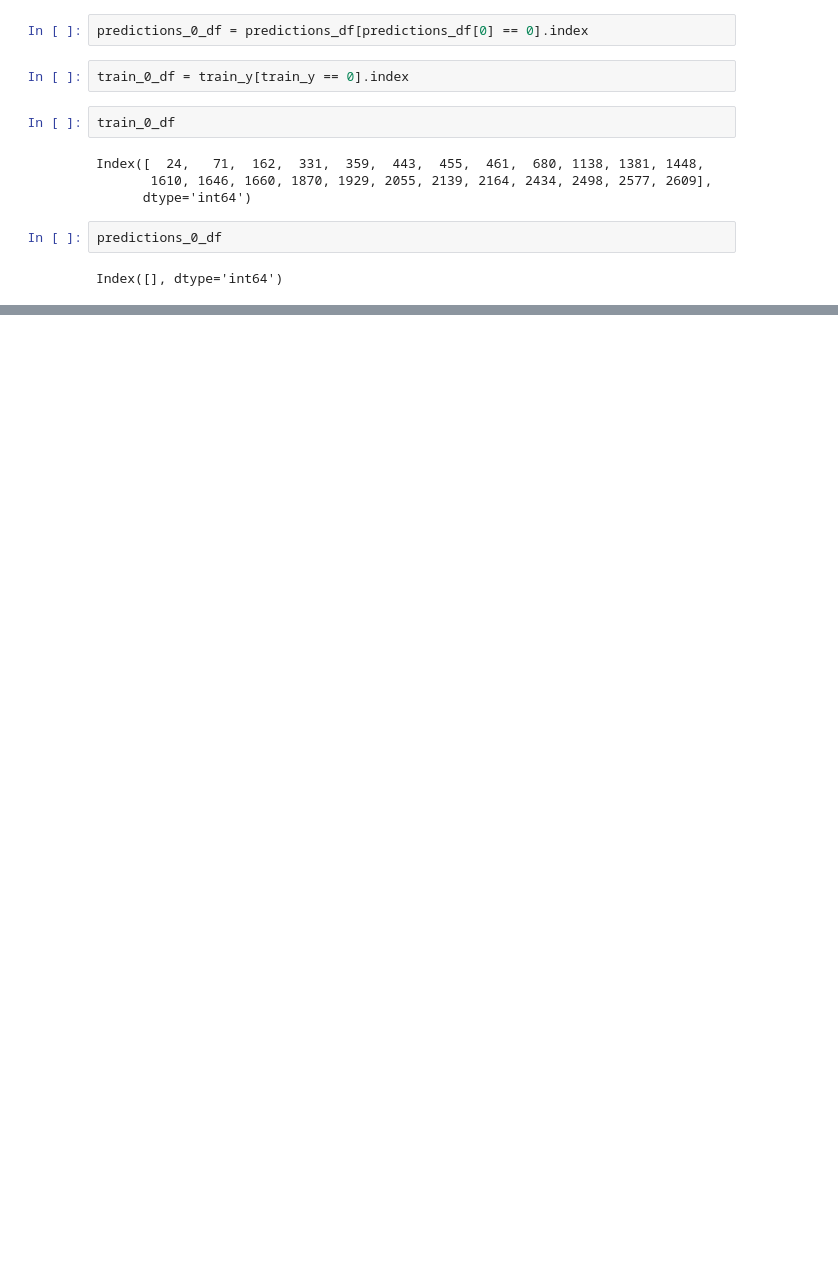
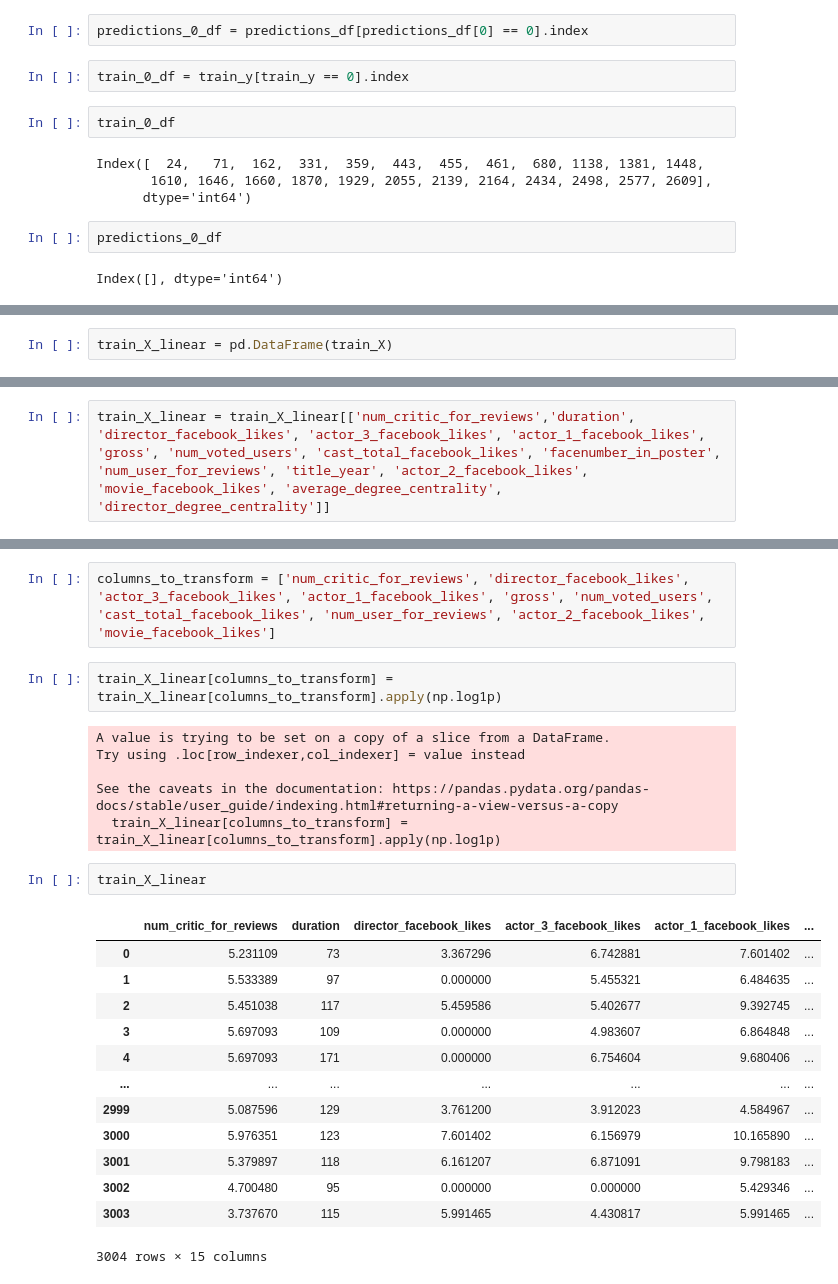
Before and after one commit to mlwelsch/ML_P2, a Jupyter notebook: project_data/project2_new_data.ipynb, the cells around one changed output, grey strips where cells are left out. Drawn from its saved outputs; the diff is of its cells as text; blank space fills up the shorter version.

```diff
--- a/project_data/project2_new_data.ipynb
+++ b/project_data/project2_new_data.ipynb
@@ -930,0 +969,2 @@ Index([], dtype='int64')
+# %%
+train_X_linear = pd.DataFrame(train_X)
@@ -930,0 +990,2 @@ Index([], dtype='int64')
+# %%
+train_X_linear = train_X_linear[['num_critic_for_reviews','duration', 'director_facebook_likes', 'actor_3_facebook_likes', 'actor_1_facebook_likes', 'gross', 'num_voted_users', 'cast_total_facebook_likes', 'facenumber_in_poster', 'num_user_for_reviews', 'title_year', 'actor_2_facebook_likes', 'movie_facebook_likes', 'average_degree_centrality', 'director_degree_centrality']]
@@ -930,0 +1001,26 @@ Index([], dtype='int64')
+# %%
+columns_to_transform = ['num_critic_for_reviews', 'director_facebook_likes', 'actor_3_facebook_likes', 'actor_1_facebook_likes', 'gross', 'num_voted_users', 'cast_total_facebook_likes', 'num_user_for_reviews', 'actor_2_facebook_likes', 'movie_facebook_likes']
+# %%
+train_X_linear[columns_to_transform] = train_X_linear[columns_to_transform].apply(np.log1p)
+# %% [output]
+A value is trying to be set on a copy of a slice from a DataFrame.
+Try using .loc[row_indexer,col_indexer] = value instead
+
+See the caveats in the documentation: https://pandas.pydata.org/pandas-docs/stable/user_guide/indexing.html#returning-a-view-versus-a-copy
+  train_X_linear[columns_to_transform] = train_X_linear[columns_to_transform].apply(np.log1p)
+# %%
+train_X_linear
+# %% [output]
+|  | num_critic_for_reviews | duration | director_facebook_likes | actor_3_facebook_likes | actor_1_facebook_likes | ... |
+| 0 | 5.231109 | 73 | 3.367296 | 6.742881 | 7.601402 | ... |
+| 1 | 5.533389 | 97 | 0.000000 | 5.455321 | 6.484635 | ... |
+| 2 | 5.451038 | 117 | 5.459586 | 5.402677 | 9.392745 | ... |
+| 3 | 5.697093 | 109 | 0.000000 | 4.983607 | 6.864848 | ... |
+| 4 | 5.697093 | 171 | 0.000000 | 6.754604 | 9.680406 | ... |
+| ... | ... | ... | ... | ... | ... | ... |
+| 2999 | 5.087596 | 129 | 3.761200 | 3.912023 | 4.584967 | ... |
+| 3000 | 5.976351 | 123 | 7.601402 | 6.156979 | 10.165890 | ... |
+| 3001 | 5.379897 | 118 | 6.161207 | 6.871091 | 9.798183 | ... |
+| 3002 | 4.700480 | 95 | 0.000000 | 0.000000 | 5.429346 | ... |
+| 3003 | 3.737670 | 115 | 5.991465 | 4.430817 | 5.991465 | ... |
+3004 rows × 15 columns
```
Also changed, not shown: parts of 23 cells of this notebook, 6 other files.
